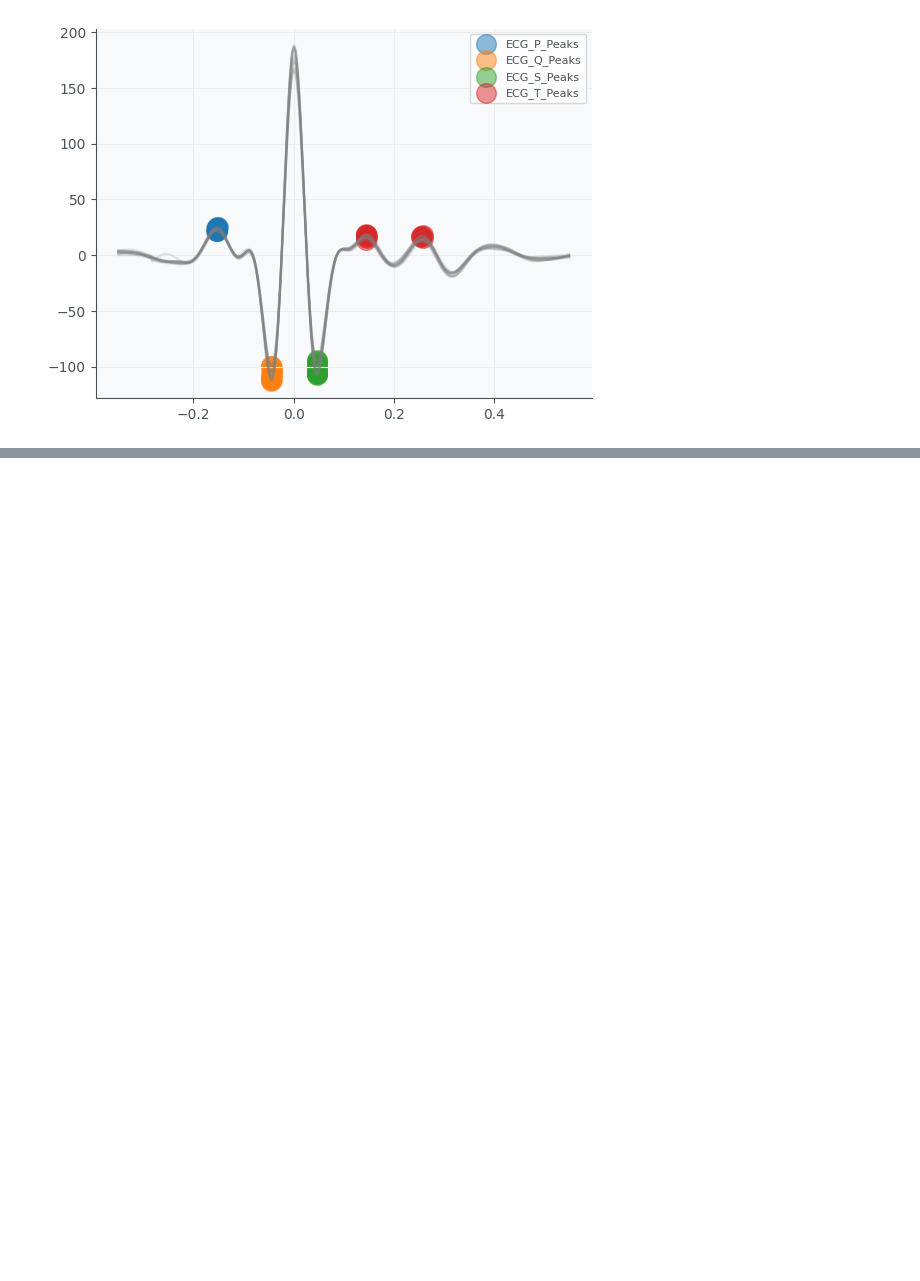
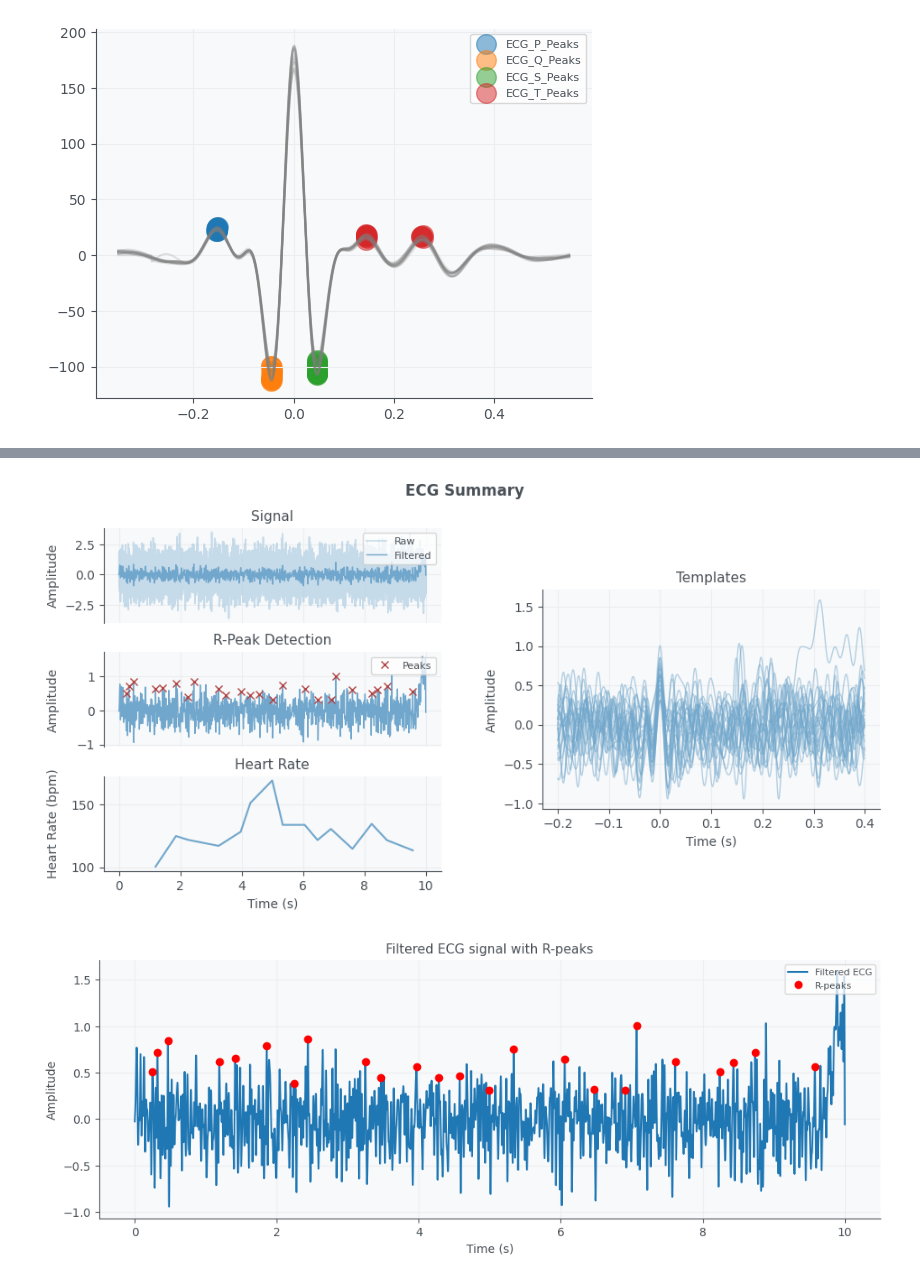
Before and after one commit to agamsaikumar10/cs666student, a Jupyter notebook: CS666_Assignment_1.ipynb, the cells around one changed output, grey strips where cells are left out. Drawn from its saved outputs; the diff is of its cells as text; code cells hidden in the pictures; blank space fills up the shorter version.

```diff
--- a/CS666_Assignment_1.ipynb
+++ b/CS666_Assignment_1.ipynb
@@ -232,3 +253,41 @@ _, peaks_filtered = nk.ecg_delineate(signal_filtered, rpeaks, sampling_rate=SAMP
+# %%
+
+
+try:
+    # Simulate an ECG signal
+    signal = np.random.randn(10000)  # Placeholder for an actual ECG signal for demonstration
+    sampling_rate = 1000  # in Hz
+
+    # Import BioSPPY library
+    from biosppy.signals import ecg
+
+    # Apply BioSPPY's ECG analysis which includes filtering and delineation
+    out = ecg.ecg(signal=signal, sampling_rate=sampling_rate, show=True)
+
+    # Extract delineation information
+    ts = out['ts']  # The time series
+    filtered_signal = out['filtered']  # The filtered ECG signal
+    rpeaks = out['rpeaks']  # R-peak locations
+    templates_ts = out['templates_ts']  # Template time series
+    templates = out['templates']  # Averaged heartbeat templates
+    heart_rate_ts = out['heart_rate_ts']  # Time series of heart rate computation
+    heart_rate = out['heart_rate']  # The computed heart rate values
+
+    # Plotting the filtered signal with R-peaks
+    plt.figure(figsize=(12, 4))
+    plt.plot(ts, filtered_signal, label='Filtered ECG')
+    plt.plot(ts[rpeaks], filtered_signal[rpeaks], 'ro', label='R-peaks')
+    plt.title('Filtered ECG signal with R-peaks')
+    plt.xlabel('Time (s)')
+    plt.ylabel('Amplitude')
+    plt.legend()
+    plt.show()
+
+except ModuleNotFoundError as e:
+    print("The attempt to import BioSPPY or execute its functions failed due to:", e)
+# %% [output]
+[figure, added]
+[figure, added]
 # %%
 # TODO Which one works the best?
 # ECG_P_PEAKS Works the best
```
Also changed, not shown: parts of 1 cell of this notebook.
